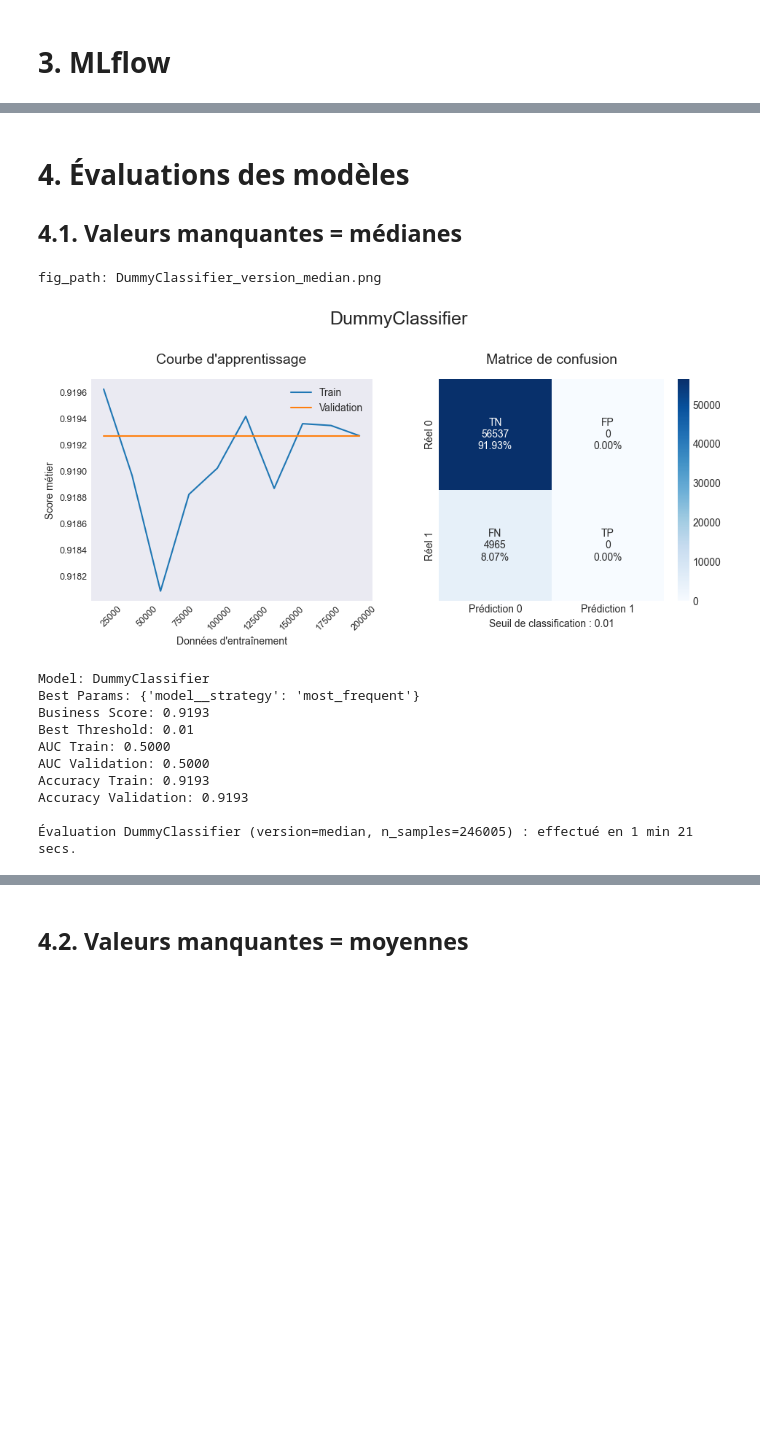
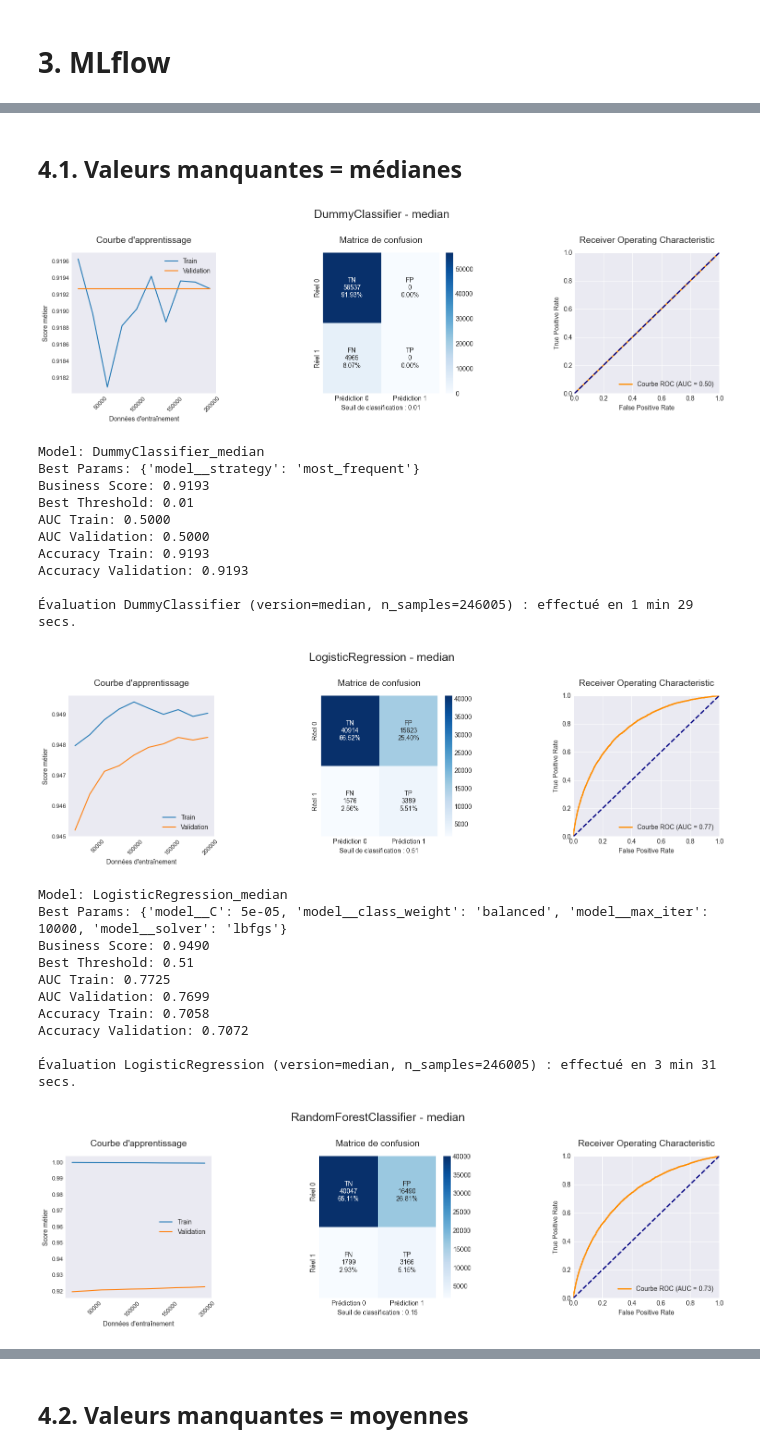
Before and after one commit to Christophe-Aballea/OC_P7_Implementez_un_modele_de_scoring, a Jupyter notebook: P07_NB2_Modelisation.ipynb, the cells around one changed output, grey strips where cells are left out. Cells and saved outputs as stored; diff of their text form; code cells hidden in the pictures; blank space fills up the shorter version.

```diff
--- a/P07_NB2_Modelisation.ipynb
+++ b/P07_NB2_Modelisation.ipynb
@@ -254,7 +257,7 @@ def plot_learning_curve(estimator, X, y, cv, scoring, model_name, show=True):
 # %%
 def plot_confusion_matrix(c_matrix, model_name, threshold, show=True):
     if show:
-        plt.figure(figsize=(4, 4))
+        plt.figure()
     group_names = ['TN','FP','FN','TP']
     group_counts = [f"{value:.0f}" for value in c_matrix.flatten()]
     group_percentages = [f"{value:.2%}" for value in c_matrix.flatten() / np.sum(c_matrix)]
@@ -397,5 +422,4 @@ def prepare_train_set(version, n_samples=None):
 # %% [markdown]
-# 4. Évaluations des modèles
 ## 4.1. Valeurs manquantes = médianes
 # %%
 # Modèles
@@ -447,21 +473,32 @@ version = 'median'
 X, y = prepare_train_set(version, n_samples)
 # %%
 # Évaluation des modèles - median
-model_name = 'DummyClassifier'
+for model_name in ('DummyClassifier', 'LogisticRegression', 'RandomForestClassifier', 'LGBMClassifier'):
 
-# show = affichage ou non des graphiques
-# save = sauvegarde ou non des graphiques sous forme de fichier png
-results[model_name] = evaluate_model(model_name, version, param_grids, skf, X, y, show=True, save=True)
+    # show = affichage ou non des graphiques
+    # save = sauvegarde ou non des graphiques sous forme de fichier png
+    results[f'{model_name}_{version}'] = evaluate_model(model_name, version, param_grids, skf, X, y, show=True, save=True)
 # %% [output]
+[figure, new version]
-fig_path: DummyClassifier_version_median.png
+Model: DummyClassifier_median
+Best Params: {'model__strategy': 'most_frequent'}
+Business Score: 0.9193
+Best Threshold: 0.01
+AUC Train: 0.5000
+AUC Validation: 0.5000
+Accuracy Train: 0.9193
+Accuracy Validation: 0.9193
+
+Évaluation DummyClassifier (version=median, n_samples=246005) : effectué en 1 min 29 secs.
-[figure, old version]
+[figure, added]
-Model: DummyClassifier
-Best Params: {'model__strategy': 'most_frequent'}
-Business Score: 0.9193
-Best Threshold: 0.01
-AUC Train: 0.5000
-AUC Validation: 0.5000
-Accuracy Train: 0.9193
-Accuracy Validation: 0.9193
+Model: LogisticRegression_median
+Best Params: {'model__C': 5e-05, 'model__class_weight': 'balanced', 'model__max_iter': 10000, 'model__solver': 'lbfgs'}
+Business Score: 0.9490
+Best Threshold: 0.51
+AUC Train: 0.7725
+AUC Validation: 0.7699
+Accuracy Train: 0.7058
+Accuracy Validation: 0.7072
 
-Évaluation DummyClassifier (version=median, n_samples=246005) : effectué en 1 min 21 secs.
+Évaluation LogisticRegression (version=median, n_samples=246005) : effectué en 3 min 31 secs.
+[figure, added]
```
Also changed, not shown: parts of 21 cells of this notebook.
